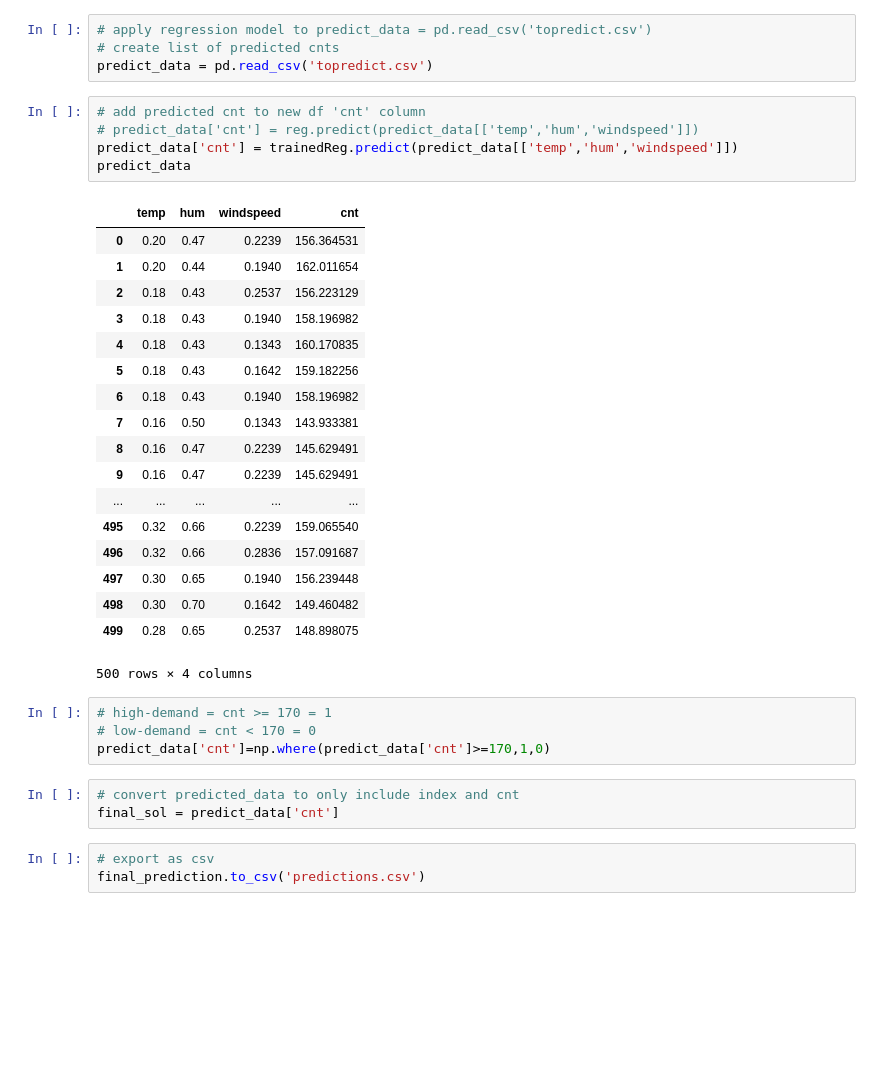
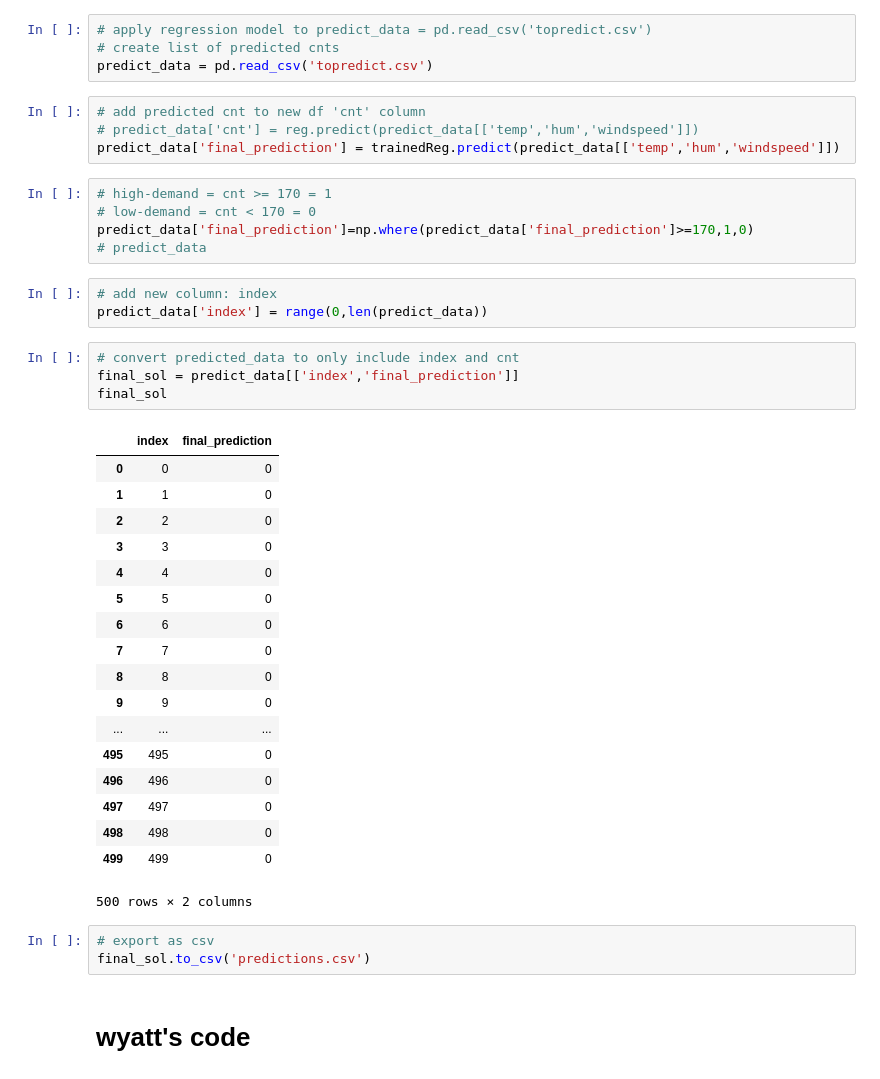
Before and after one commit to derek-nguyen/python-analytics, a Jupyter notebook: Assignment_8_Machine_Learning_BikeShare/practice_bike_machineLearning.ipynb, the cells around one changed output. Saved outputs shown, nothing was run; the diff lists cells and outputs as text; blank space fills up the shorter version.

```diff
--- a/Assignment_8_Machine_Learning_BikeShare/practice_bike_machineLearning.ipynb
+++ b/Assignment_8_Machine_Learning_BikeShare/practice_bike_machineLearning.ipynb
@@ -170,34 +167,40 @@ predict_data = pd.read_csv('topredict.csv')
 # %%
 # add predicted cnt to new df 'cnt' column
 # predict_data['cnt'] = reg.predict(predict_data[['temp','hum','windspeed']])
-predict_data['cnt'] = trainedReg.predict(predict_data[['temp','hum','windspeed']])
-predict_data
+predict_data['final_prediction'] = trainedReg.predict(predict_data[['temp','hum','windspeed']])
-# %% [output]
-|  | temp | hum | windspeed | cnt |
-| 0 | 0.20 | 0.47 | 0.2239 | 156.364531 |
-| 1 | 0.20 | 0.44 | 0.1940 | 162.011654 |
-| 2 | 0.18 | 0.43 | 0.2537 | 156.223129 |
-| 3 | 0.18 | 0.43 | 0.1940 | 158.196982 |
-| 4 | 0.18 | 0.43 | 0.1343 | 160.170835 |
-| 5 | 0.18 | 0.43 | 0.1642 | 159.182256 |
-| 6 | 0.18 | 0.43 | 0.1940 | 158.196982 |
-| 7 | 0.16 | 0.50 | 0.1343 | 143.933381 |
-| 8 | 0.16 | 0.47 | 0.2239 | 145.629491 |
-| 9 | 0.16 | 0.47 | 0.2239 | 145.629491 |
-| ... | ... | ... | ... | ... |
-| 495 | 0.32 | 0.66 | 0.2239 | 159.065540 |
-| 496 | 0.32 | 0.66 | 0.2836 | 157.091687 |
-| 497 | 0.30 | 0.65 | 0.1940 | 156.239448 |
-| 498 | 0.30 | 0.70 | 0.1642 | 149.460482 |
-| 499 | 0.28 | 0.65 | 0.2537 | 148.898075 |
-500 rows × 4 columns
 # %%
 # high-demand = cnt >= 170 = 1
 # low-demand = cnt < 170 = 0
-predict_data['cnt']=np.where(predict_data['cnt']>=170,1,0)
+predict_data['final_prediction']=np.where(predict_data['final_prediction']>=170,1,0)
+# predict_data
+# %%
+# add new column: index
+predict_data['index'] = range(0,len(predict_data))
 # %%
 # convert predicted_data to only include index and cnt
-final_sol = predict_data['cnt']
+final_sol = predict_data[['index','final_prediction']]
+final_sol
+# %% [output]
+|  | index | final_prediction |
+| 0 | 0 | 0 |
+| 1 | 1 | 0 |
+| 2 | 2 | 0 |
+| 3 | 3 | 0 |
+| 4 | 4 | 0 |
+| 5 | 5 | 0 |
+| 6 | 6 | 0 |
+| 7 | 7 | 0 |
+| 8 | 8 | 0 |
+| 9 | 9 | 0 |
+| ... | ... | ... |
+| 495 | 495 | 0 |
+| 496 | 496 | 0 |
+| 497 | 497 | 0 |
+| 498 | 498 | 0 |
+| 499 | 499 | 0 |
+500 rows × 2 columns
 # %%
 # export as csv
-final_prediction.to_csv('predictions.csv')
+final_sol.to_csv('predictions.csv')
+# %% [markdown]
+# wyatt's code
```
Also changed, not shown: parts of 2 cells of this notebook, 5 other files.
